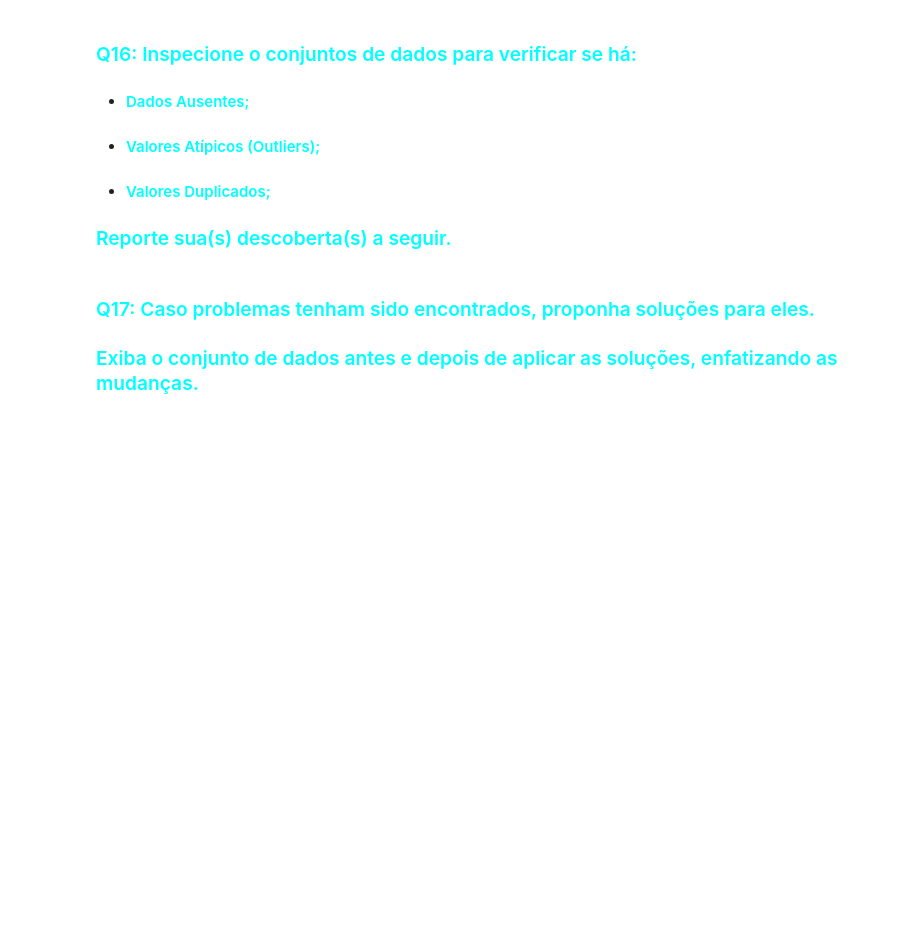
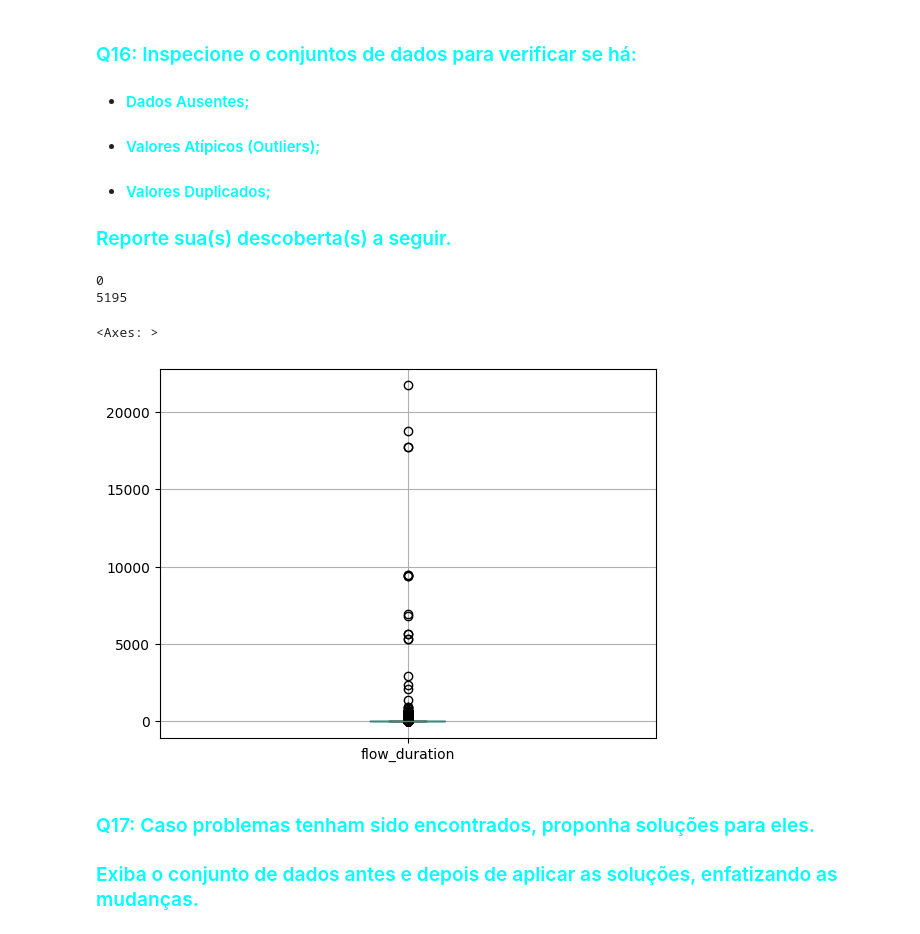
Before and after one commit to armengol2/Analise-de-dados, a Jupyter notebook: lab/C24_2026_1_L1_Atividade_03_294.ipynb, the cells around one changed output. Saved outputs shown, nothing was run; the diff lists cells and outputs as text; code cells hidden in the pictures; blank space fills up the shorter version.

```diff
--- a/lab/C24_2026_1_L1_Atividade_03_294.ipynb
+++ b/lab/C24_2026_1_L1_Atividade_03_294.ipynb
@@ -177,6 +272,20 @@ df.sample(10)
 - #### <font color='cyan'> Valores Atípicos (Outliers);</font>
 - #### <font color='cyan'> Valores Duplicados;</font>
 ### <font color='cyan'> Reporte sua(s) descoberta(s) a seguir.</font>
+# %%
+print(df.isnull().sum().sum())
+print(df.duplicated().sum())
+df.boxplot(column='flow_duration')
+
+# RELATÓRIO
+# Foram plotados um total de 0 valores ausentes,enquanto foram indicados 5195 valores
+# duplicados. O boxplot da variável flow_duration revelou a presença de vários outliers,
+# com a maioria dos valores concentrados próximos de zero e alguns valores bem maiores.
+# %% [output]
+0
+5195
+<Axes: >
+[figure, added]
 # %% [markdown]
 ### <font color='cyan'> Q17: Caso problemas tenham sido encontrados, proponha soluções para eles.</font>
 ### <font color='cyan'> Exiba o conjunto de dados antes e depois de aplicar as soluções, enfatizando as mudanças.</font>
```
Also changed, not shown: parts of 20 cells of this notebook.
